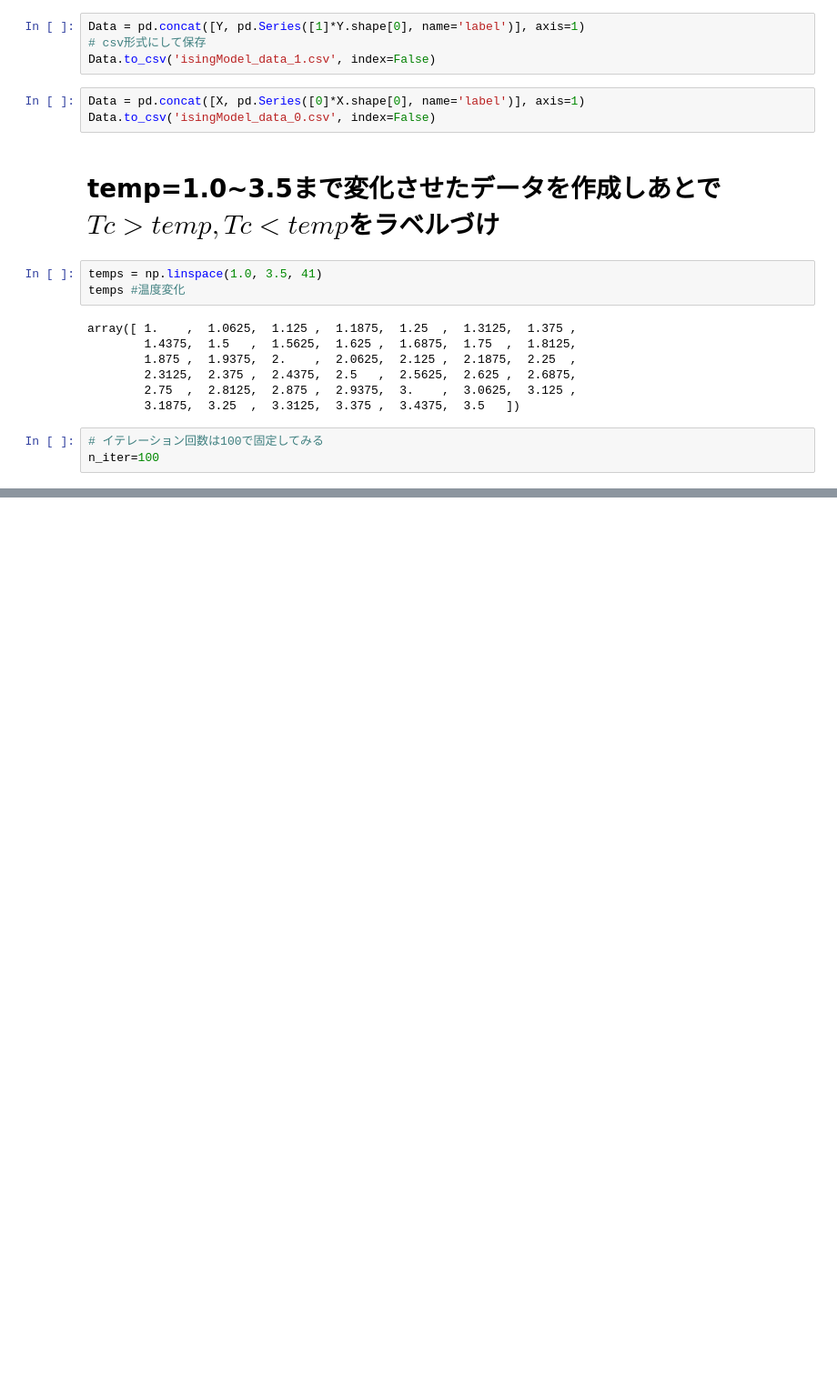
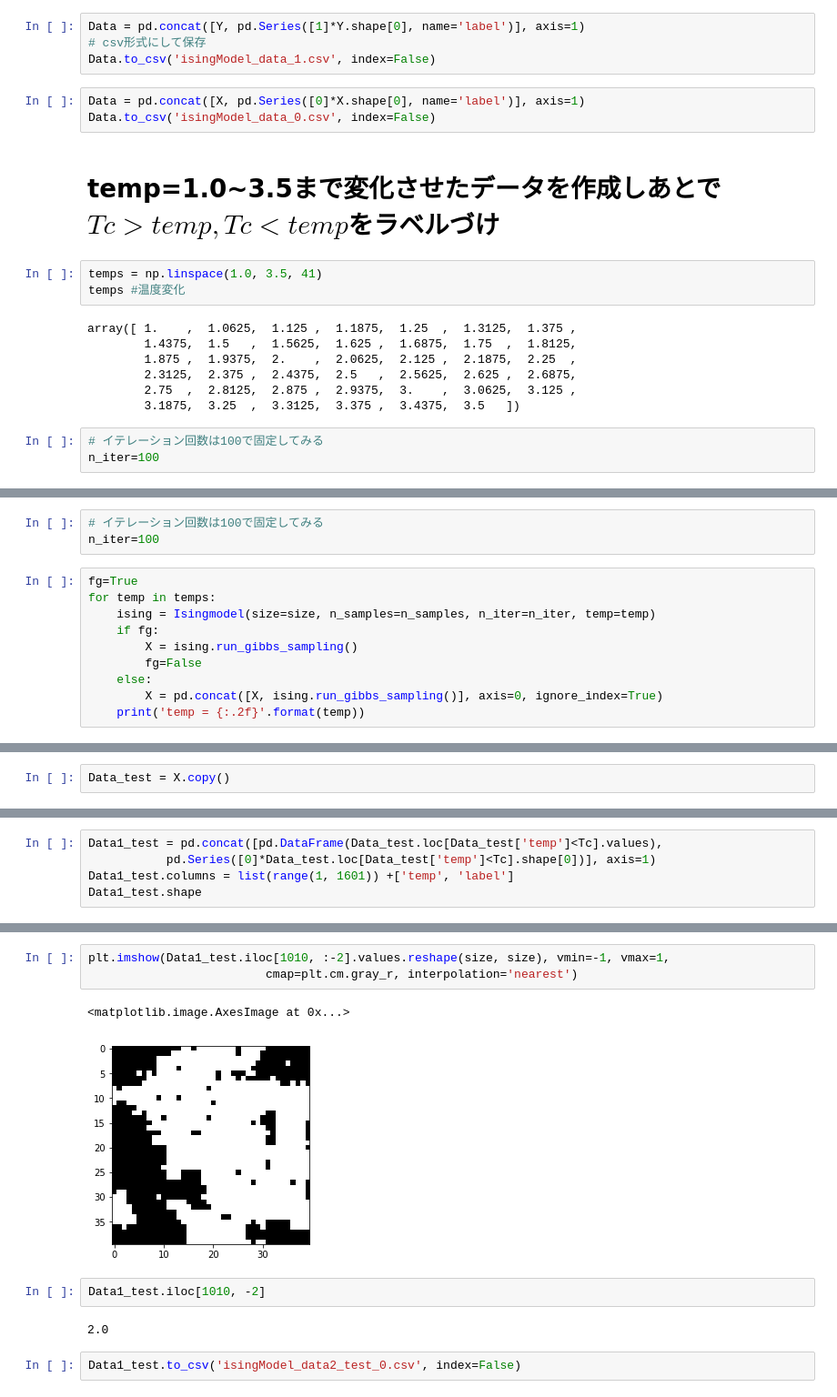
Before and after one commit to haru-256/reserch-code, a Jupyter notebook: Isingmodel.ipynb, the cells around one changed output, grey strips where cells are left out. Shown at 91% size. Cells and saved outputs as stored; diff of their text form; blank space fills up the shorter version.

```diff
--- a/Isingmodel.ipynb
+++ b/Isingmodel.ipynb
@@ -146,0 +293,13 @@ KeyboardInterrupt:
+# %%
+# イテレーション回数は100で固定してみる
+n_iter=100
+# %%
+fg=True
+for temp in temps:
+    ising = Isingmodel(size=size, n_samples=n_samples, n_iter=n_iter, temp=temp)
+    if fg:
+        X = ising.run_gibbs_sampling()
+        fg=False
+    else:
+        X = pd.concat([X, ising.run_gibbs_sampling()], axis=0, ignore_index=True)
+    print('temp = {:.2f}'.format(temp))
@@ -146,0 +324,2 @@ KeyboardInterrupt:
+# %%
+Data_test = X.copy()
@@ -146,0 +334,5 @@ KeyboardInterrupt:
+# %%
+Data1_test = pd.concat([pd.DataFrame(Data_test.loc[Data_test['temp']<Tc].values),
+           pd.Series([0]*Data_test.loc[Data_test['temp']<Tc].shape[0])], axis=1)
+Data1_test.columns = list(range(1, 1601)) +['temp', 'label']
+Data1_test.shape
@@ -146,0 +362,12 @@ KeyboardInterrupt:
+# %%
+plt.imshow(Data1_test.iloc[1010, :-2].values.reshape(size, size), vmin=-1, vmax=1,
+                         cmap=plt.cm.gray_r, interpolation='nearest')
+# %% [output]
+<matplotlib.image.AxesImage at 0x...>
+[figure, added]
+# %%
+Data1_test.iloc[1010, -2]
+# %% [output]
+2.0
+# %%
+Data1_test.to_csv('isingModel_data2_test_0.csv', index=False)
```
Also changed, not shown: parts of 25 cells of this notebook.
